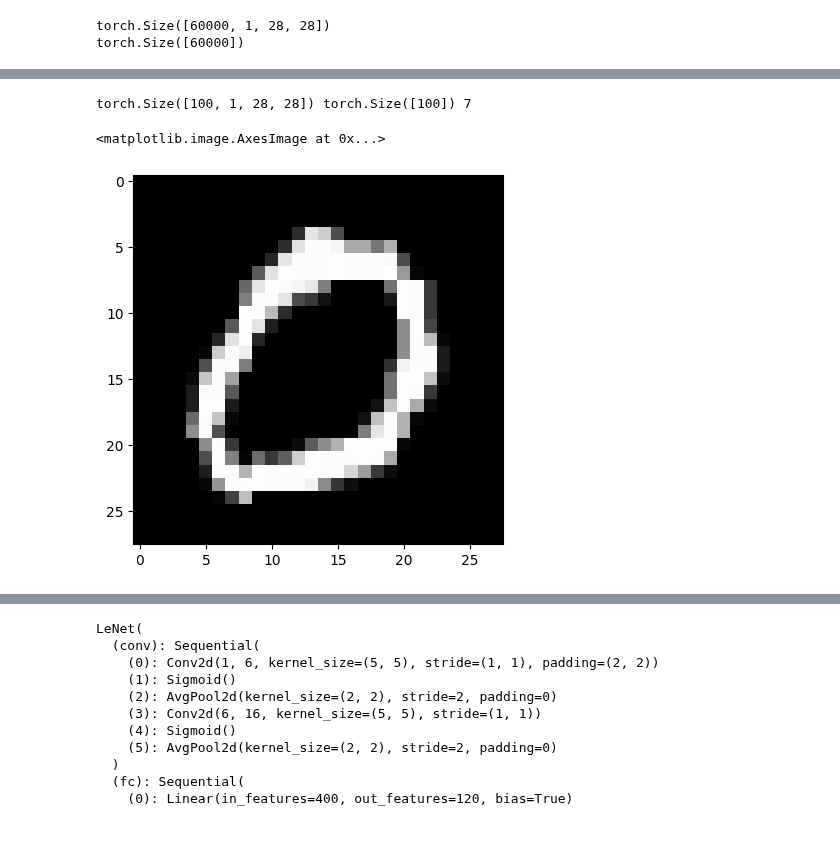
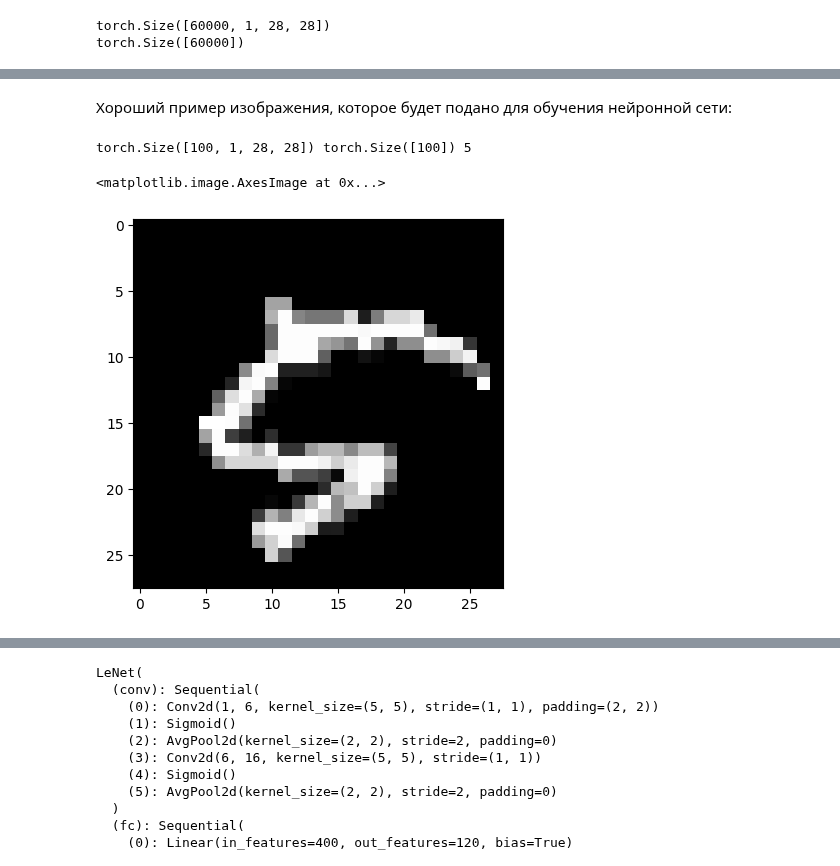
Before and after one commit to d3dx13/CyberPhysical-Systems-and-Technologies-2022, a Jupyter notebook: lab2/lab2.ipynb, the cells around one changed output, grey strips where cells are left out. Drawn from its saved outputs; the diff is of its cells as text; code cells hidden in the pictures; blank space fills up the shorter version.

```diff
--- a/lab2/lab2.ipynb
+++ b/lab2/lab2.ipynb
@@ -165,14 +204,18 @@ test_loader = torch.utils.data.DataLoader(test_data, batch_size=batch_size, num_
 
 # Image classes
 classes = ['0', '1', '2', '3', '4', '5', '6', '7', '8', '9']
+# %% [markdown]
+Хороший пример изображения, которое будет подано для обучения нейронной сети:
 # %%
 for batch_index, (data, target) in enumerate(train_loader):
     break
-print(data.shape, target.shape, classes[target[0]])
+
 image = normalize_transforms(train_transforms(data.cpu()))
+image_index = random.randint(0, image.shape[0])
 
-plt.imshow(image[random.randint(0, image.shape[0]), 0, :, :], cmap=plt.cm.binary, vmin=-1, vmax=1)
+print(data.shape, target.shape, classes[target[image_index]])
+plt.imshow(image[image_index, 0, :, :], cmap=plt.cm.binary, vmin=-1, vmax=1)
 # %% [output]
-torch.Size([100, 1, 28, 28]) torch.Size([100]) 7
+torch.Size([100, 1, 28, 28]) torch.Size([100]) 5
 <matplotlib.image.AxesImage at 0x...>
-[figure, old version]
+[figure, new version]
```
Also changed, not shown: parts of 17 cells of this notebook, 8 other files.
